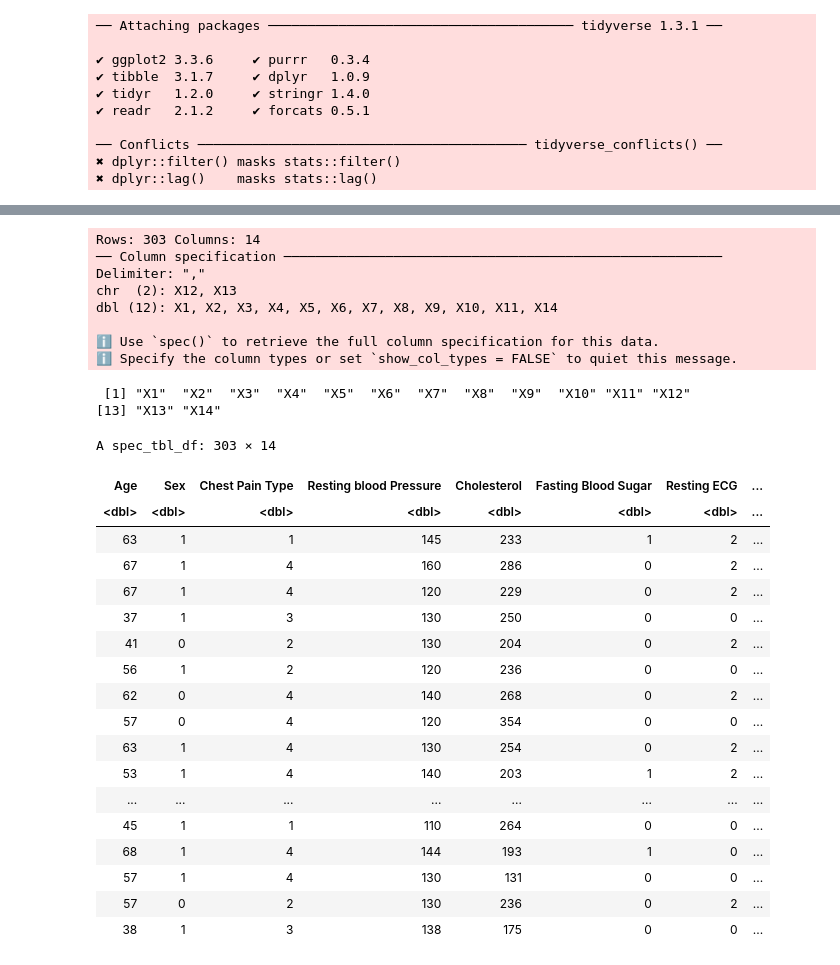
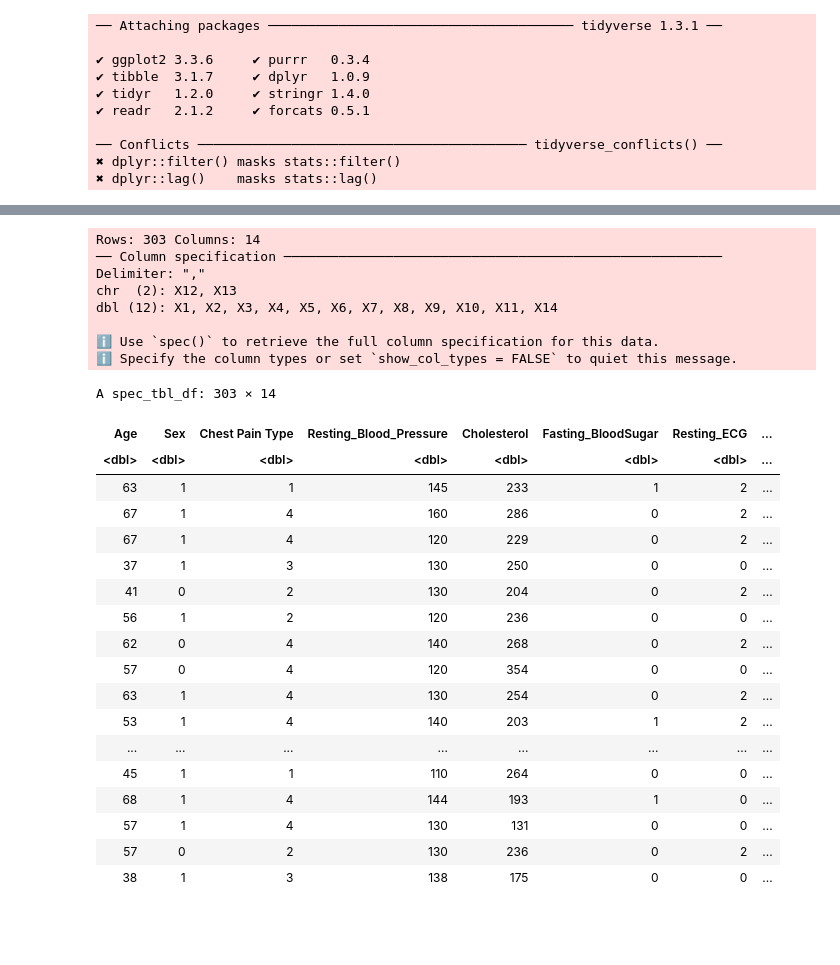
Before and after one commit to devr07/DSCI100-007-009, a Jupyter notebook: projectpropsal.ipynb, the cells around one changed output, grey strips where cells are left out. Drawn from its saved outputs; the diff is of its cells as text; code cells hidden in the pictures; blank space fills up the shorter version.

```diff
--- a/projectpropsal.ipynb
+++ b/projectpropsal.ipynb
@@ -34,22 +16,21 @@ Description:
 # %%
 cleavland <-read_csv("https://archive.ics.uci.edu/ml/machine-learning-databases/heart-disease/processed.cleveland.data", col_names = FALSE)
-colnames(cleavland) = c("Age", "Sex", "Chest Pain Type", "Resting blood Pressure", "Cholesterol", "Fasting Blood Sugar",
-                        "Resting ECG", "Max Heart Rate", "Excersize Induced Angina", "ST Depression", "Slope",
-                         "Number of Major Vessels", "Thal", "Heart Disease Diagnosis")
+colnames(cleavland) = c("Age", "Sex", "Chest Pain Type", "Resting_Blood_Pressure", "Cholesterol", "Fasting_BloodSugar",
+                        "Resting_ECG", "Max_Heart_Rate", "Excersize_Induced_Angina", "ST_Depression", "Slope",
+                         "Number_of_Major_Vessels", "Thal", "Heart_Disease_Diagnosis")
 cleavland
+# test
 # %% [output]
 Rows: 303 Columns: 14
 ── Column specification ────────────────────────────────────────────────────────
 Delimiter: ","
 chr  (2): X12, X13
 dbl (12): X1, X2, X3, X4, X5, X6, X7, X8, X9, X10, X11, X14
 
 ℹ Use `spec()` to retrieve the full column specification for this data.
 ℹ Specify the column types or set `show_col_types = FALSE` to quiet this message.
- [1] "X1"  "X2"  "X3"  "X4"  "X5"  "X6"  "X7"  "X8"  "X9"  "X10" "X11" "X12"
-[13] "X13" "X14"
+A spec_tbl_df: 303 × 14
-A spec_tbl_df: 303 × 14
-| Age | Sex | Chest Pain Type | Resting blood Pressure | Cholesterol | Fasting Blood Sugar | Resting ECG | ... |
+| Age | Sex | Chest Pain Type | Resting_Blood_Pressure | Cholesterol | Fasting_BloodSugar | Resting_ECG | ... |
 | <dbl> | <dbl> | <dbl> | <dbl> | <dbl> | <dbl> | <dbl> | ... |
 | 63 | 1 | 1 | 145 | 233 | 1 | 2 | ... |
 | 67 | 1 | 4 | 160 | 286 | 0 | 2 | ... |
```
Also changed, not shown: parts of 4 cells of this notebook.
